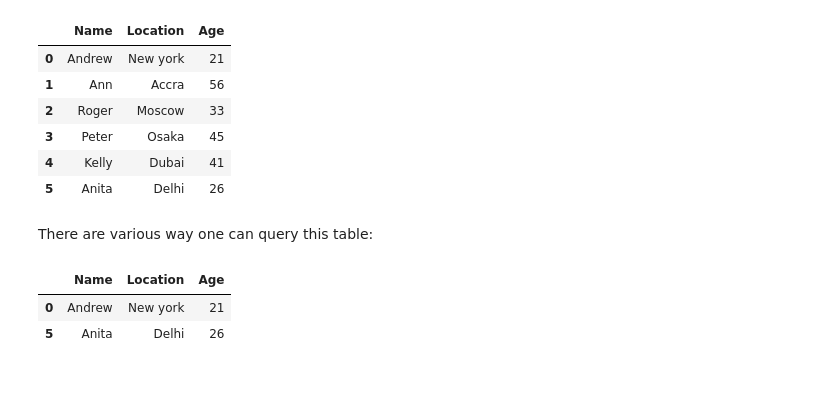
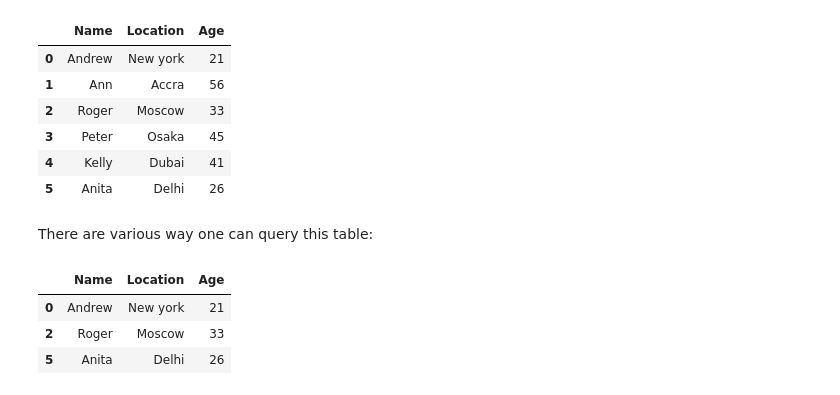
Before and after one commit to mngugi/DS_Collections, a Jupyter notebook: MLLearningWithPython.ipynb, the cells around one changed output. Drawn from its saved outputs; the diff is of its cells as text; code cells hidden in the pictures.

```diff
--- a/MLLearningWithPython.ipynb
+++ b/MLLearningWithPython.ipynb
@@ -124,8 +124,9 @@ display(dt_pandas)
 # %% [markdown]
 There are various way one can query this table:
 # %%
-display(dt_pandas[dt_pandas.Age < 30]) # where age is less than 30 years
+display(dt_pandas[dt_pandas.Age < 35]) # where age is less than 30 years
 # %% [output]
 |  | Name | Location | Age |
 | 0 | Andrew | New york | 21 |
+| 2 | Roger | Moscow | 33 |
 | 5 | Anita | Delhi | 26 |
```
Also changed, not shown: parts of 1 cell of this notebook.
